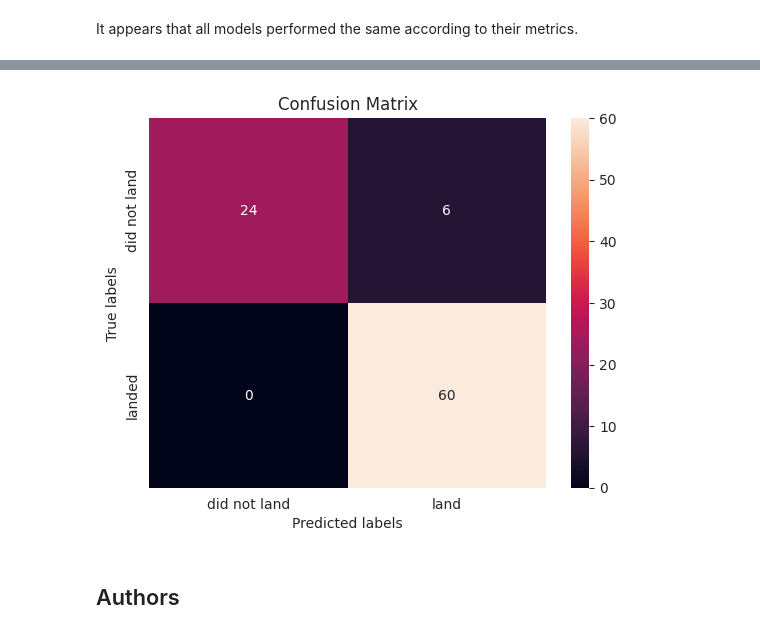
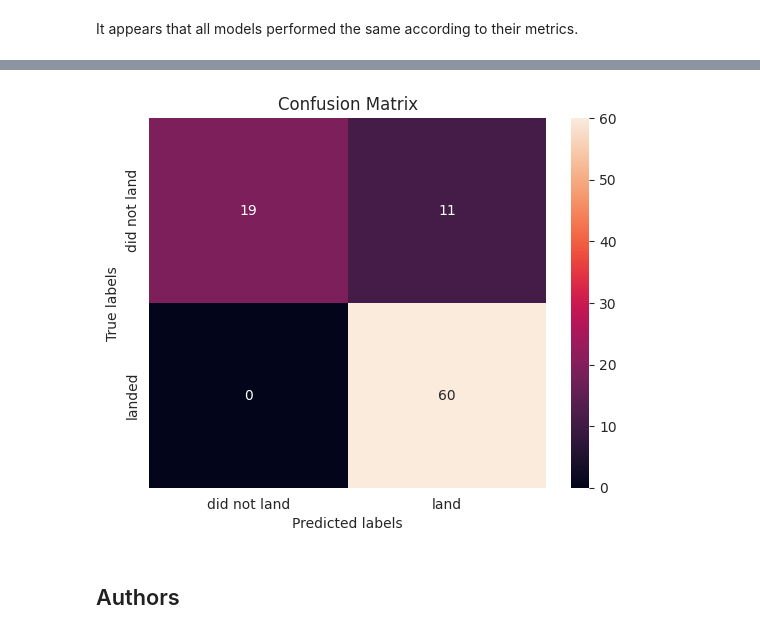
Before and after one commit to Edy-Blau/Applied_Data_Science_Capstone, a Jupyter notebook: SpaceX_Machine Learning Prediction_Part_5.ipynb, the cells around one changed output, grey strips where cells are left out. Cells and saved outputs as stored; diff of their text form; code cells hidden in the pictures.

```diff
--- a/SpaceX_Machine Learning Prediction_Part_5.ipynb
+++ b/SpaceX_Machine Learning Prediction_Part_5.ipynb
@@ -438,9 +455,9 @@ plt.show()
 # %%
 # Plotting the confusion matrix for Decision Tree (Using Full Data)
-yhat_Full_Data = tree_cv.predict(X)
-plot_confusion_matrix(Y,yhat_Full_Data)
+yhat_Full_Data_SVM = svm_cv.predict(X)
+plot_confusion_matrix(Y,yhat_Full_Data_SVM)
 # %% [output]
-[figure, old version]
+[figure, new version]
 # %% [markdown]
 ## Authors
 # %% [markdown]
```
Also changed, not shown: parts of 7 cells of this notebook.
